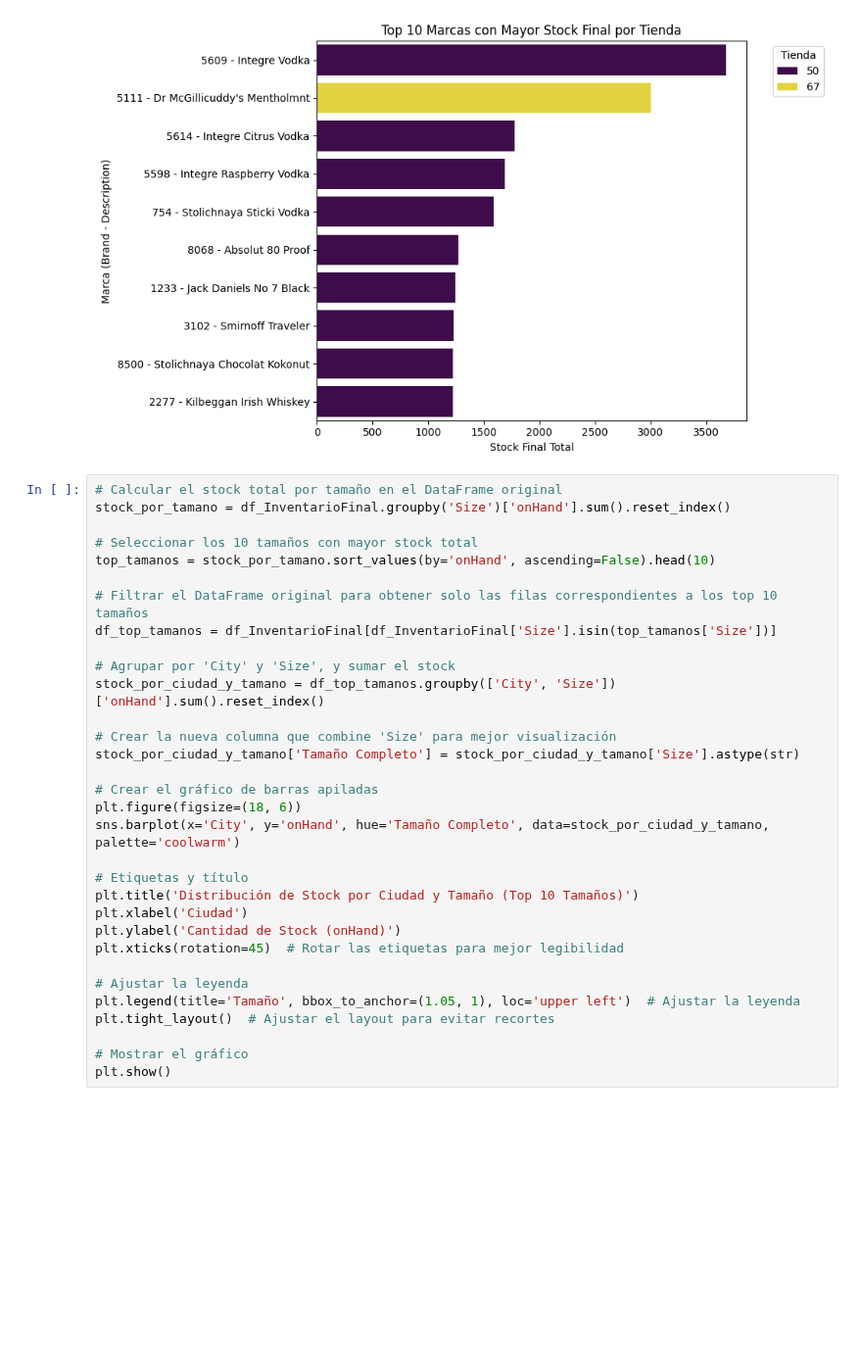
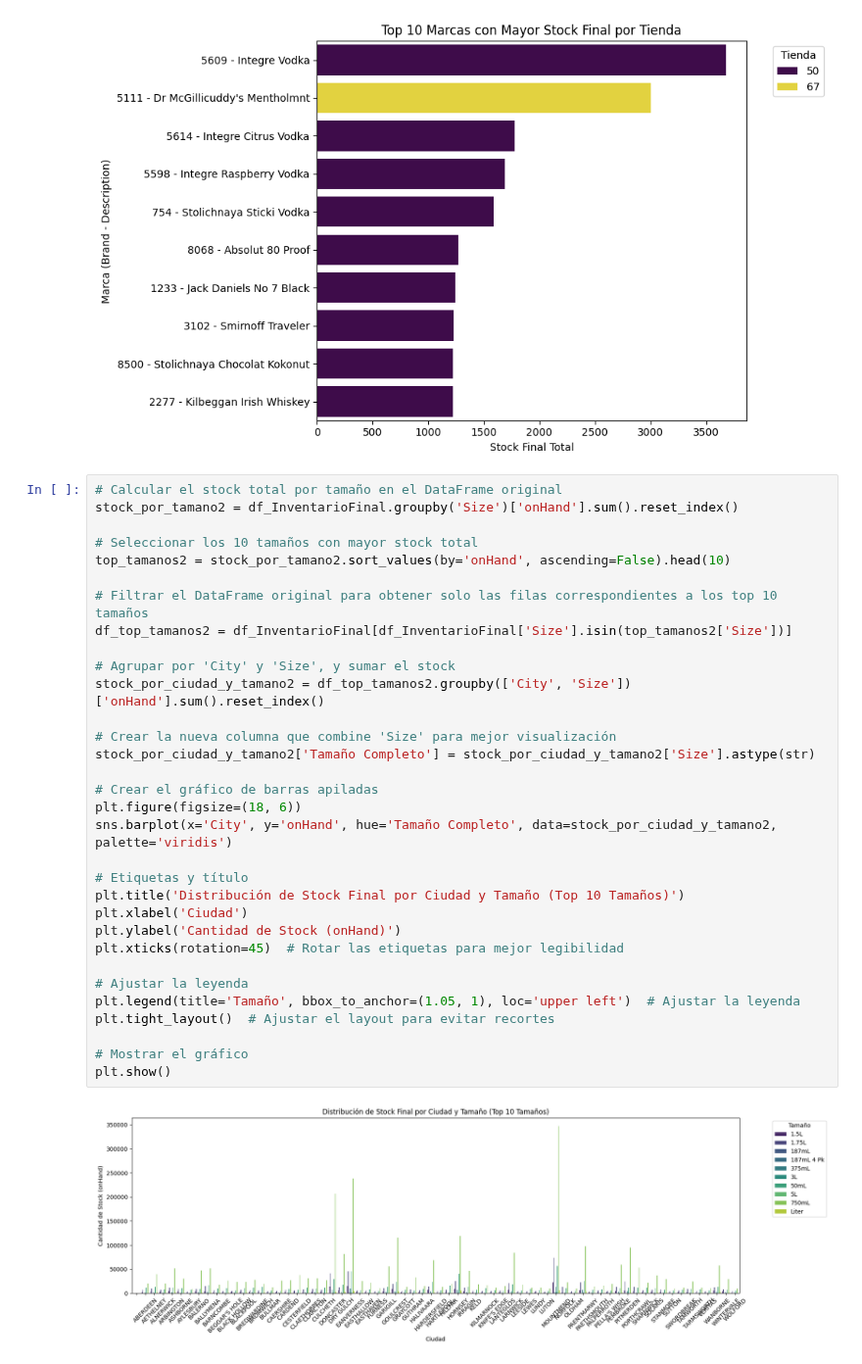
Before and after one commit to danipars/Analisis_Inventario_Distribuidora_Licores_AMCDrinks, a Jupyter notebook: EDA/InventarioFinalTienda.ipynb, the cells around one changed output. Shown at 98% size. Drawn from its saved outputs; the diff is of its cells as text; blank space fills up the shorter version.

```diff
--- a/EDA/InventarioFinalTienda.ipynb
+++ b/EDA/InventarioFinalTienda.ipynb
@@ -266,33 +266,35 @@ See the caveats in the documentation: https://pandas.pydata.org/pandas-docs/stab
 [figure]
 # %%
 # Calcular el stock total por tamaño en el DataFrame original
-stock_por_tamano = df_InventarioFinal.groupby('Size')['onHand'].sum().reset_index()
+stock_por_tamano2 = df_InventarioFinal.groupby('Size')['onHand'].sum().reset_index()
 
 # Seleccionar los 10 tamaños con mayor stock total
-top_tamanos = stock_por_tamano.sort_values(by='onHand', ascending=False).head(10)
+top_tamanos2 = stock_por_tamano2.sort_values(by='onHand', ascending=False).head(10)
 
 # Filtrar el DataFrame original para obtener solo las filas correspondientes a los top 10 tamaños
-df_top_tamanos = df_InventarioFinal[df_InventarioFinal['Size'].isin(top_tamanos['Size'])]
+df_top_tamanos2 = df_InventarioFinal[df_InventarioFinal['Size'].isin(top_tamanos2['Size'])]
 
 # Agrupar por 'City' y 'Size', y sumar el stock
-stock_por_ciudad_y_tamano = df_top_tamanos.groupby(['City', 'Size'])['onHand'].sum().reset_index()
+stock_por_ciudad_y_tamano2 = df_top_tamanos2.groupby(['City', 'Size'])['onHand'].sum().reset_index()
 
 # Crear la nueva columna que combine 'Size' para mejor visualización
-stock_por_ciudad_y_tamano['Tamaño Completo'] = stock_por_ciudad_y_tamano['Size'].astype(str)
+stock_por_ciudad_y_tamano2['Tamaño Completo'] = stock_por_ciudad_y_tamano2['Size'].astype(str)
 
 # Crear el gráfico de barras apiladas
 plt.figure(figsize=(18, 6))
-sns.barplot(x='City', y='onHand', hue='Tamaño Completo', data=stock_por_ciudad_y_tamano, palette='coolwarm')
+sns.barplot(x='City', y='onHand', hue='Tamaño Completo', data=stock_por_ciudad_y_tamano2, palette='viridis')
 
 # Etiquetas y título
-plt.title('Distribución de Stock por Ciudad y Tamaño (Top 10 Tamaños)')
+plt.title('Distribución de Stock Final por Ciudad y Tamaño (Top 10 Tamaños)')
 plt.xlabel('Ciudad')
 plt.ylabel('Cantidad de Stock (onHand)')
 plt.xticks(rotation=45)  # Rotar las etiquetas para mejor legibilidad
 
 # Ajustar la leyenda
 plt.legend(title='Tamaño', bbox_to_anchor=(1.05, 1), loc='upper left')  # Ajustar la leyenda
 plt.tight_layout()  # Ajustar el layout para evitar recortes
 
 # Mostrar el gráfico
 plt.show()
+# %% [output]
+[figure, added]
```
Also changed, not shown: 1 other file.
